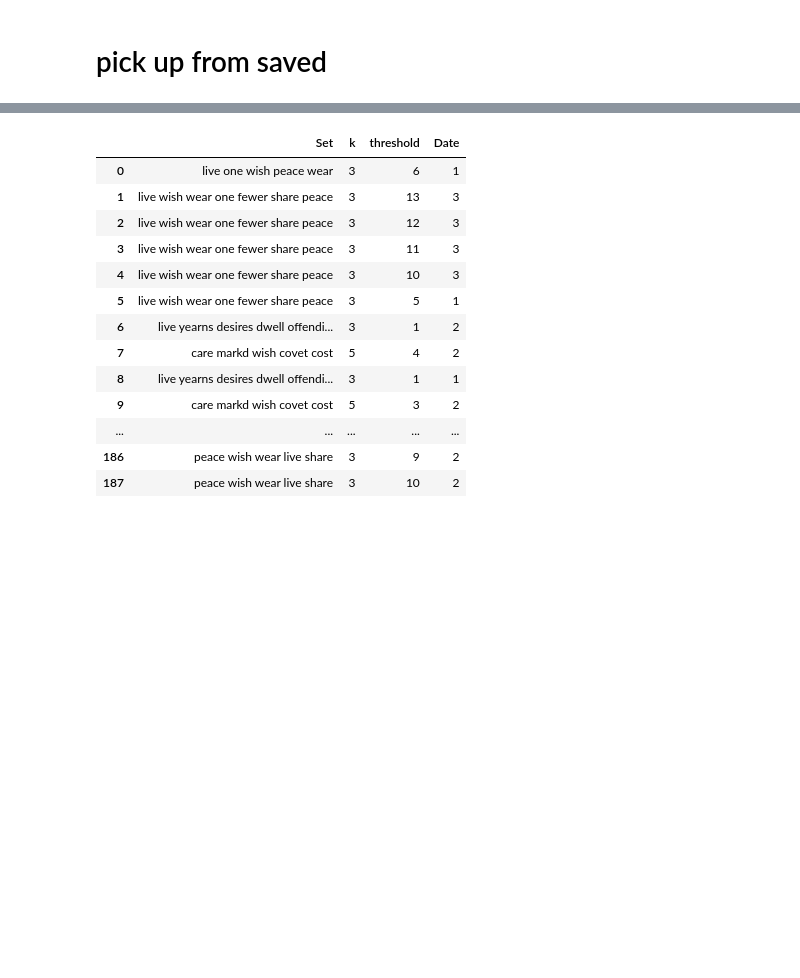
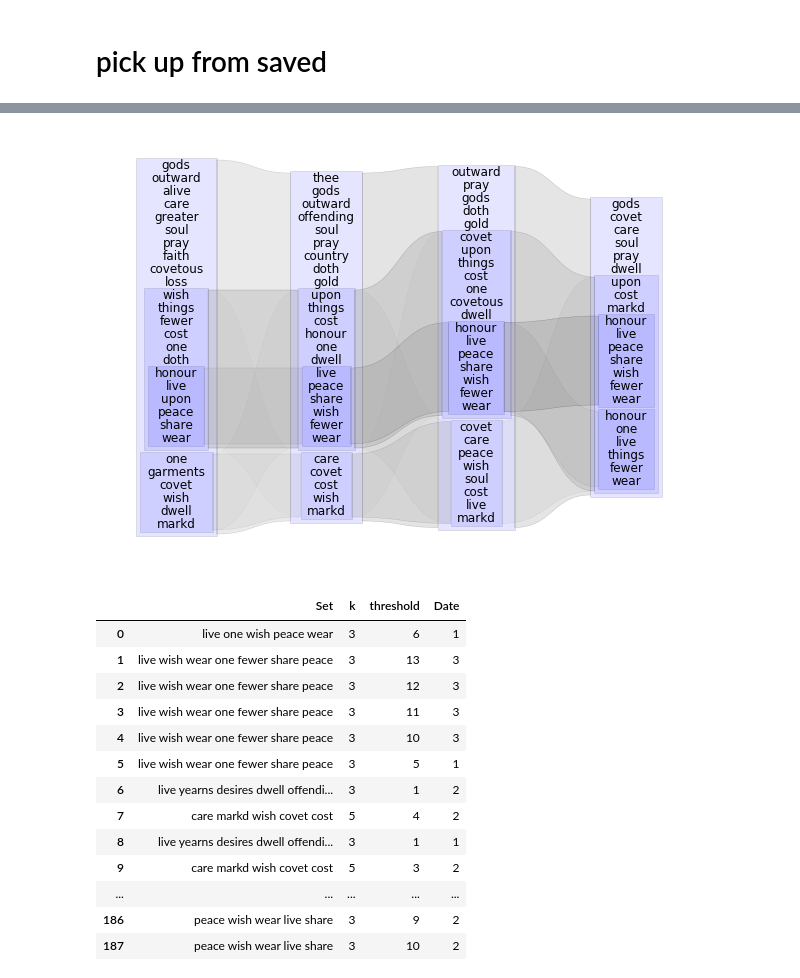
Before and after one commit to JamesPHoughton/homer, a Jupyter notebook: sandbox_py3.ipynb, the cells around one changed output, grey strips where cells are left out. Saved outputs shown, nothing was run; the diff lists cells and outputs as text; code cells hidden in the pictures; blank space fills up the shorter version.

```diff
--- a/sandbox_py3.ipynb
+++ b/sandbox_py3.ipynb
@@ -25,6 +58,6 @@ collection.compute_tree(tree_filename='working/MC_gen_tree.json.gz')
 # %% [markdown]
 # pick up from saved
 # %%
-collection = homer.Homer(tree_filename='tests/resources/tree.json.gz')
+collection = homer.Homer(tree_filename='working/MC_gen_tree.json.gz')
 # %%
 tree = collection.tree
@@ -150,3 +68,7 @@ node.draw(ax, 200, 100)
+# %%
+homer.tree.draw_series(tree.find("12"),3)
+# %% [output]
+[figure, added]
 # %%
 collection.clusters.reset_index(drop=True).compute()
 # %% [output]
```
Also changed, not shown: parts of 20 cells of this notebook, 8 other files.
